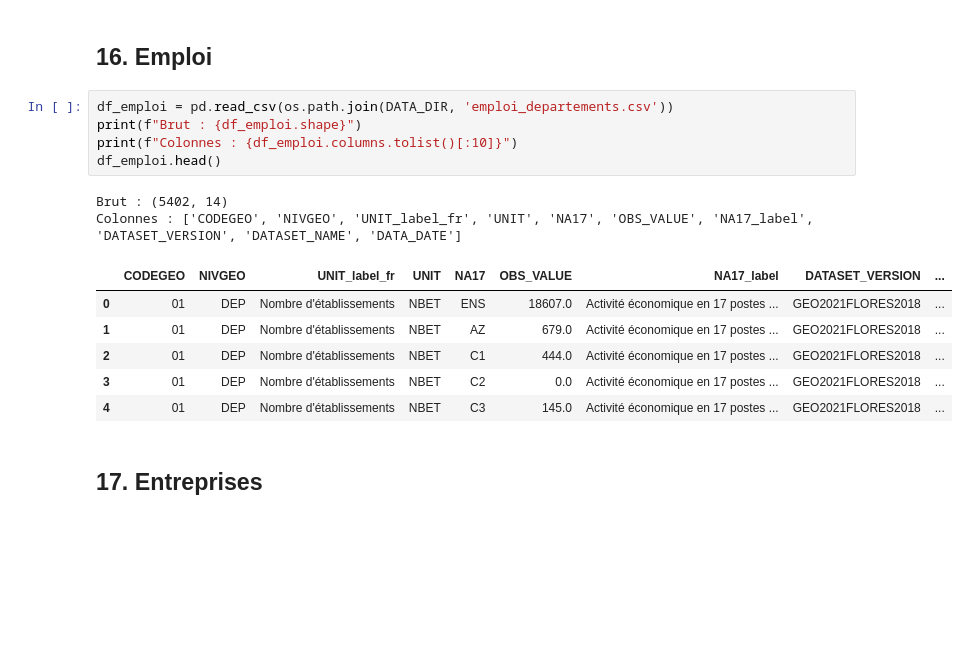
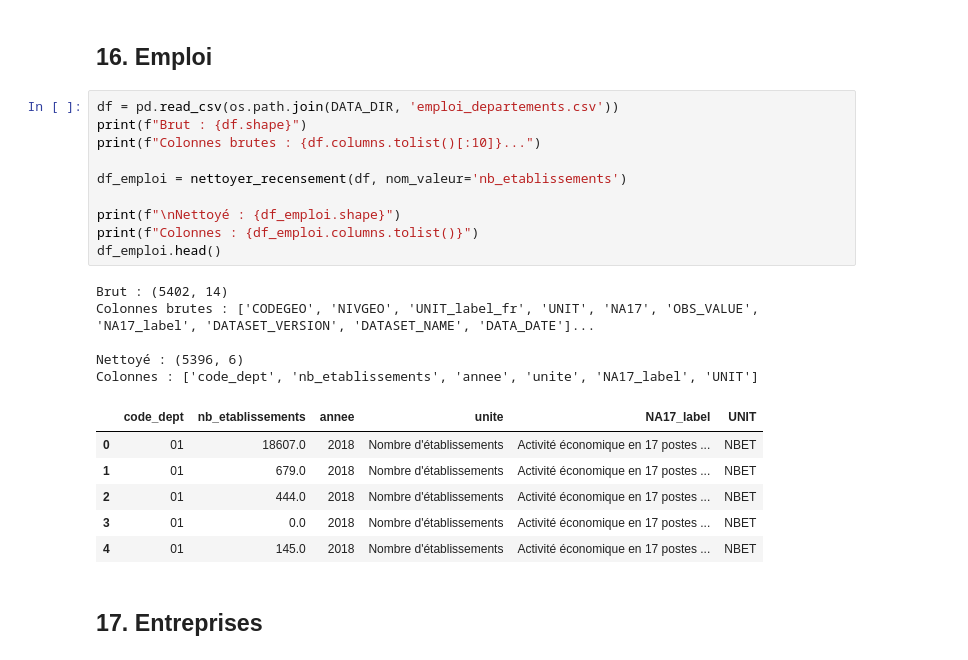
Before and after one commit to JordanSerafini/Compagnon-Immobilier---Datascientest, a Jupyter notebook: Notebooks/03_nettoyage_donnees.ipynb, the cells around one changed output. Saved outputs shown, nothing was run; the diff lists cells and outputs as text; blank space fills up the shorter version.

```diff
--- a/Notebooks/03_nettoyage_donnees.ipynb
+++ b/Notebooks/03_nettoyage_donnees.ipynb
@@ -324,19 +379,27 @@ Nettoyé : (2716, 6)
 # %% [markdown]
 ## 16. Emploi
 # %%
-df_emploi = pd.read_csv(os.path.join(DATA_DIR, 'emploi_departements.csv'))
-print(f"Brut : {df_emploi.shape}")
-print(f"Colonnes : {df_emploi.columns.tolist()[:10]}")
+df = pd.read_csv(os.path.join(DATA_DIR, 'emploi_departements.csv'))
+print(f"Brut : {df.shape}")
+print(f"Colonnes brutes : {df.columns.tolist()[:10]}...")
+
+df_emploi = nettoyer_recensement(df, nom_valeur='nb_etablissements')
+
+print(f"\nNettoyé : {df_emploi.shape}")
+print(f"Colonnes : {df_emploi.columns.tolist()}")
 df_emploi.head()
 # %% [output]
 Brut : (5402, 14)
-Colonnes : ['CODEGEO', 'NIVGEO', 'UNIT_label_fr', 'UNIT', 'NA17', 'OBS_VALUE', 'NA17_label', 'DATASET_VERSION', 'DATASET_NAME', 'DATA_DATE']
+Colonnes brutes : ['CODEGEO', 'NIVGEO', 'UNIT_label_fr', 'UNIT', 'NA17', 'OBS_VALUE', 'NA17_label', 'DATASET_VERSION', 'DATASET_NAME', 'DATA_DATE']...
+
+Nettoyé : (5396, 6)
+Colonnes : ['code_dept', 'nb_etablissements', 'annee', 'unite', 'NA17_label', 'UNIT']
-|  | CODEGEO | NIVGEO | UNIT_label_fr | UNIT | NA17 | OBS_VALUE | NA17_label | DATASET_VERSION | ... |
-| 0 | 01 | DEP | Nombre d'établissements | NBET | ENS | 18607.0 | Activité économique en 17 postes ... | GEO2021FLORES2018 | ... |
-| 1 | 01 | DEP | Nombre d'établissements | NBET | AZ | 679.0 | Activité économique en 17 postes ... | GEO2021FLORES2018 | ... |
-| 2 | 01 | DEP | Nombre d'établissements | NBET | C1 | 444.0 | Activité économique en 17 postes ... | GEO2021FLORES2018 | ... |
-| 3 | 01 | DEP | Nombre d'établissements | NBET | C2 | 0.0 | Activité économique en 17 postes ... | GEO2021FLORES2018 | ... |
-| 4 | 01 | DEP | Nombre d'établissements | NBET | C3 | 145.0 | Activité économique en 17 postes ... | GEO2021FLORES2018 | ... |
+|  | code_dept | nb_etablissements | annee | unite | NA17_label | UNIT |
+| 0 | 01 | 18607.0 | 2018 | Nombre d'établissements | Activité économique en 17 postes ... | NBET |
+| 1 | 01 | 679.0 | 2018 | Nombre d'établissements | Activité économique en 17 postes ... | NBET |
+| 2 | 01 | 444.0 | 2018 | Nombre d'établissements | Activité économique en 17 postes ... | NBET |
+| 3 | 01 | 0.0 | 2018 | Nombre d'établissements | Activité économique en 17 postes ... | NBET |
+| 4 | 01 | 145.0 | 2018 | Nombre d'établissements | Activité économique en 17 postes ... | NBET |
 # %% [markdown]
 ## 17. Entreprises
 # %%
```
Also changed, not shown: parts of 10 cells of this notebook, 13 other files.
